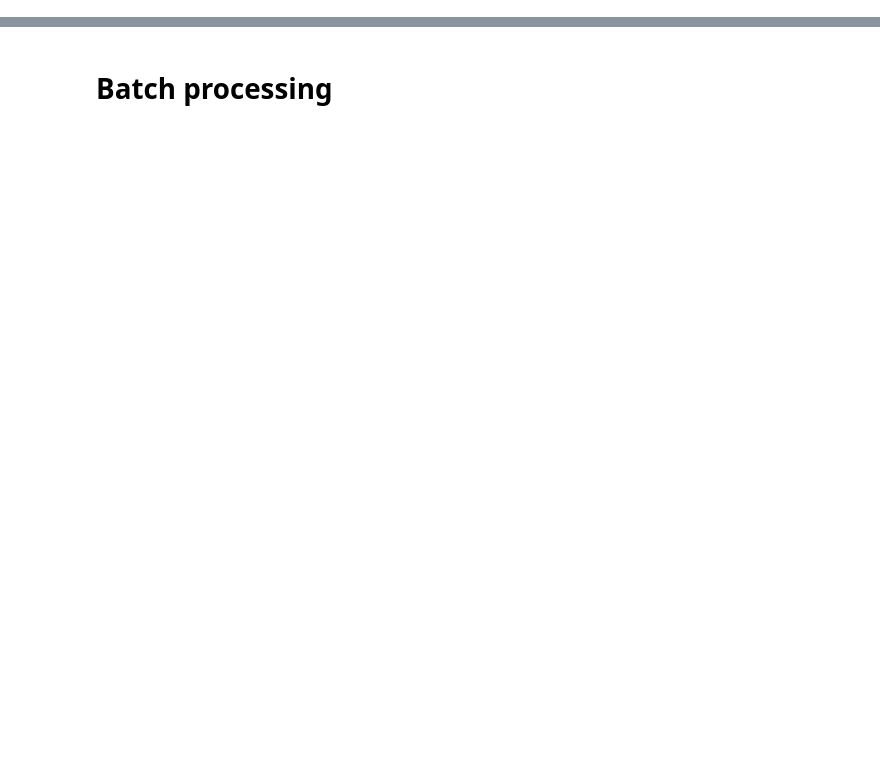
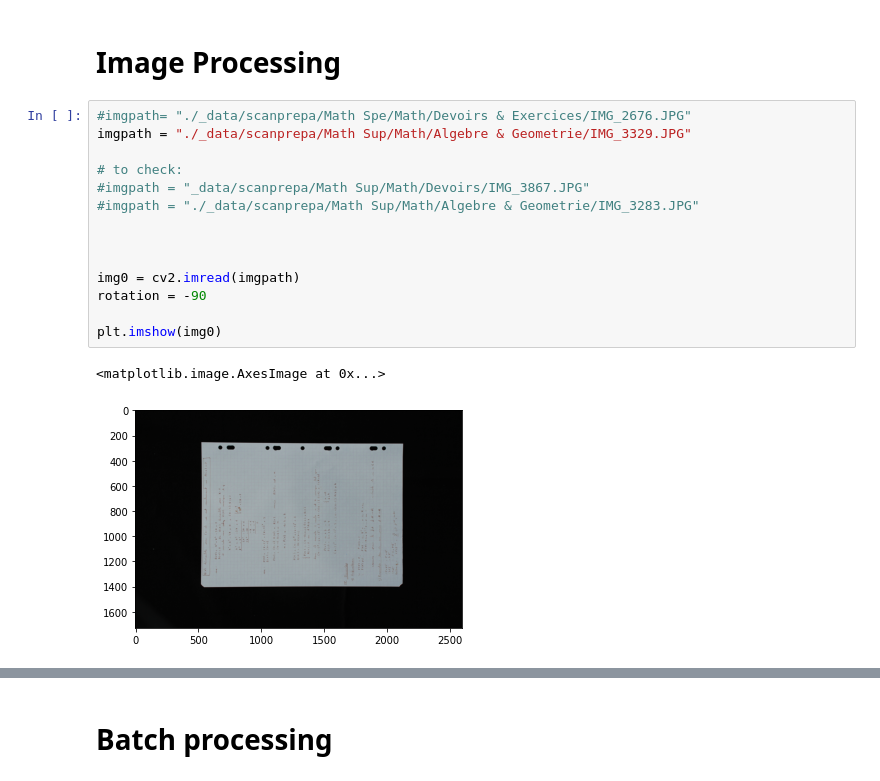
Before and after one commit to SylvainRoy/bscan, a Jupyter notebook: Page detection.ipynb, the cells around one changed output, grey strips where cells are left out. Saved outputs shown, nothing was run; the diff lists cells and outputs as text; blank space fills up the shorter version.

```diff
--- a/Page detection.ipynb
+++ b/Page detection.ipynb
@@ -357,0 +17,19 @@ plt.imshow(img3)
+# %% [markdown]
+# Image Processing
+# %%
+#imgpath= "./_data/scanprepa/Math Spe/Math/Devoirs & Exercices/IMG_2676.JPG"
+imgpath = "./_data/scanprepa/Math Sup/Math/Algebre & Geometrie/IMG_3329.JPG"
+
+# to check:
+#imgpath = "_data/scanprepa/Math Sup/Math/Devoirs/IMG_3867.JPG"
+#imgpath = "./_data/scanprepa/Math Sup/Math/Algebre & Geometrie/IMG_3283.JPG"
+
+
+
+img0 = cv2.imread(imgpath)
+rotation = -90
+
+plt.imshow(img0)
+# %% [output]
+<matplotlib.image.AxesImage at 0x...>
+[figure, added]
```
Also changed, not shown: parts of 54 cells of this notebook, 4 other files.
